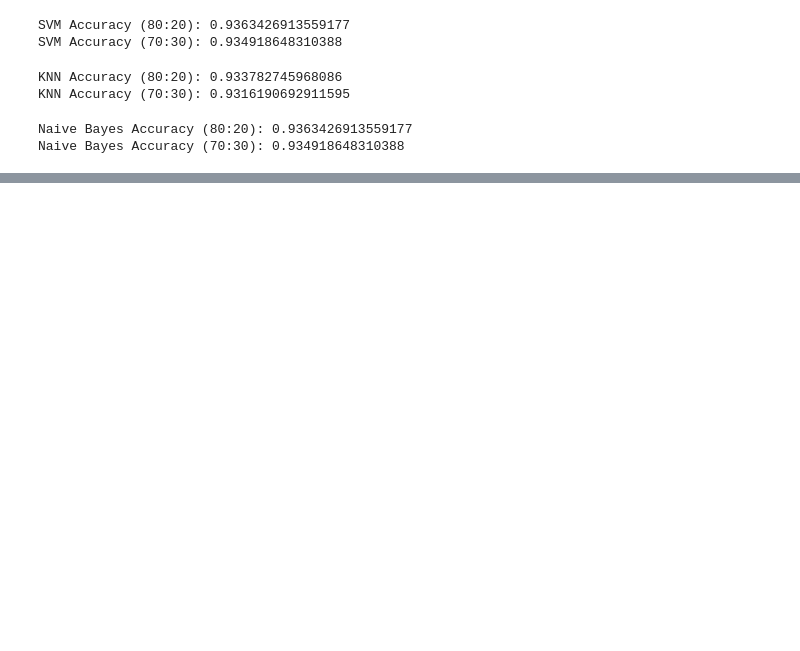
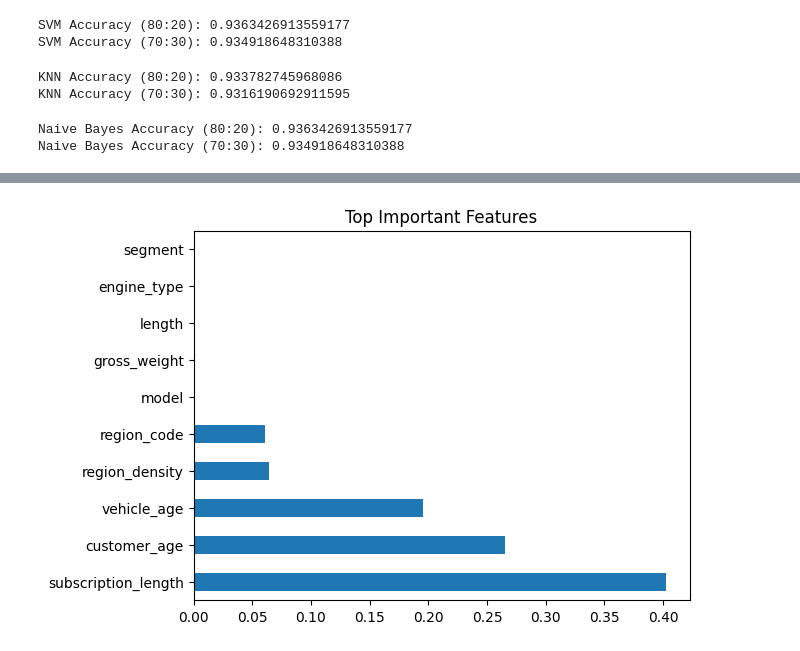
Before and after one commit to AasthaNagargoje/Fraud-Detection-in-Insurance, a Jupyter notebook: ML_tae_up.ipynb, the cells around one changed output, grey strips where cells are left out. Cells and saved outputs as stored; diff of their text form; code cells hidden in the pictures; blank space fills up the shorter version.

```diff
--- a/ML_tae_up.ipynb
+++ b/ML_tae_up.ipynb
@@ -245,0 +248,10 @@ F1 Score: 0.014150943396226415
+# %%
+# 19: Feature Importance
+importances = rf.feature_importances_
+feature_names = X.columns
+feature_imp = pd.Series(importances, index=feature_names)
+feature_imp.nlargest(10).plot(kind='barh')
+plt.title("Top Important Features")
+plt.show()
+# %% [output]
+[figure, added]
```
Also changed, not shown: parts of 6 cells of this notebook.
